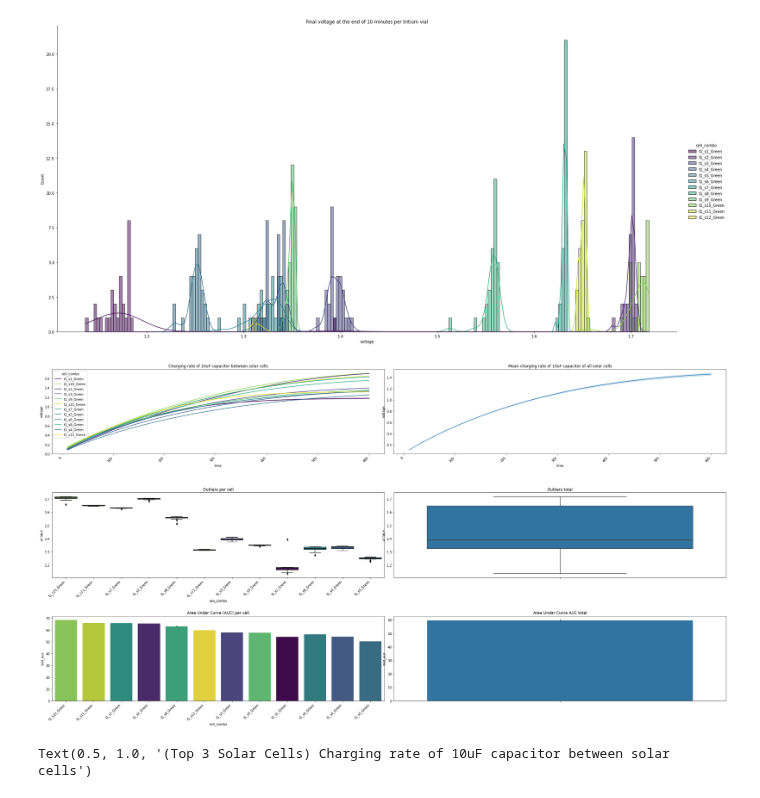
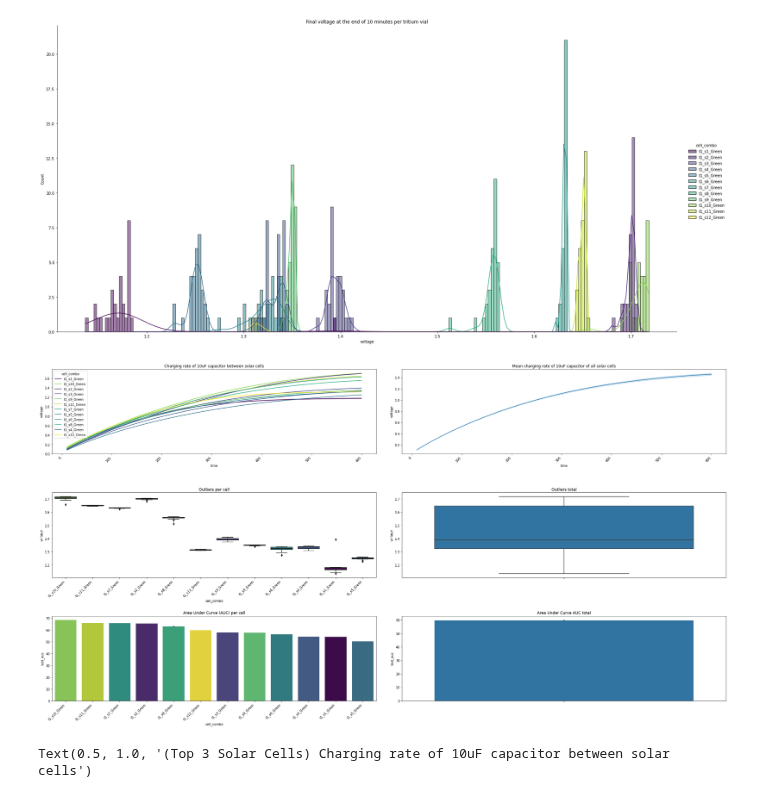
Before and after one commit to darkmatter2222/Nuclear-Battery, a Jupyter notebook: measurement_techniques/analiyze_measurements/single_cell_performance_testing.ipynb, the cells around one changed output. Drawn from its saved outputs; the diff is of its cells as text; code cells hidden in the pictures.

```diff
--- a/measurement_techniques/analiyze_measurements/single_cell_performance_testing.ipynb
+++ b/measurement_techniques/analiyze_measurements/single_cell_performance_testing.ipynb
@@ -150,26 +150,31 @@ sns.displot(sample_df[(sample_df['time']==600)].reset_index(), x='voltage', bins
 # %%
 sample_run = sample_df[['time_of_test', 'voltage', 'time', 'solar_plot_color', 'cell_combo', 'test_auc']].sort_values(by='time', ascending=True).reset_index()
 fig, ax = plt.subplots(3, 2, figsize=(30,15))
 
-fig.tight_layout(h_pad=10, w_pad=0)
+fig.tight_layout(h_pad=10, w_pad=5)
 
 sns.lineplot(data=sample_run, x="time", y="voltage", hue='cell_combo', palette=sample_run['solar_plot_color'].unique().tolist(), ax=ax[0, 0]).set_title(f"Charging rate of 10uF capacitor between solar cells")
 sns.lineplot(data=sample_run, x="time", y="voltage", ax=ax[0, 1]).set_title(f"Mean charging rate of 10uF capacitor of all solar cells")
 
-sample_run = sample_run.sort_values(by='test_auc', ascending=False)
+cell_combos = sample_run['cell_combo'].unique()
+sample_run['mean_test_auc'] = 0
+for cell_combo in cell_combos:
+  sample_run.at[sample_run['cell_combo'] == cell_combo, 'mean_test_auc'] = sample_run[sample_run['cell_combo'] == cell_combo]['test_auc'].mean()
+
+sample_run = sample_run.sort_values(by='mean_test_auc', ascending=False)
 sns.boxplot(x=sample_run[sample_run['time']==600]['cell_combo'], y=sample_run[sample_run['time']==600]['voltage'], ax=ax[1, 0], palette=sample_run['solar_plot_color'].unique().tolist()).set_title(f"Outliers per cell")
 sns.boxplot(y=sample_run[sample_run['time']==600]['voltage'], ax=ax[1, 1]).set_title(f"Outliers total")
 
 sns.barplot(data=sample_run, x="cell_combo", y="test_auc", ax=ax[2, 0], palette=sample_run['solar_plot_color'].unique().tolist()).set_title(f"Area Under Curve (AUC) per cell")
 sns.barplot(data=sample_run, y="test_auc", ax=ax[2, 1]).set_title(f"Area Under Curve AUC total")
 
 for i in range(3):
   for a in ax[i]:
     for label in a.get_xticklabels():
       label.set_rotation(45)
       label.set_ha('right')
 # %% [output]
-[figure, old version]
+[figure, new version]
 # %%
 top_three_cell_combo_by_auc = sample_df.groupby('cell_combo')['test_auc'].mean().sort_values(ascending=False)[0:3].index
 
```
